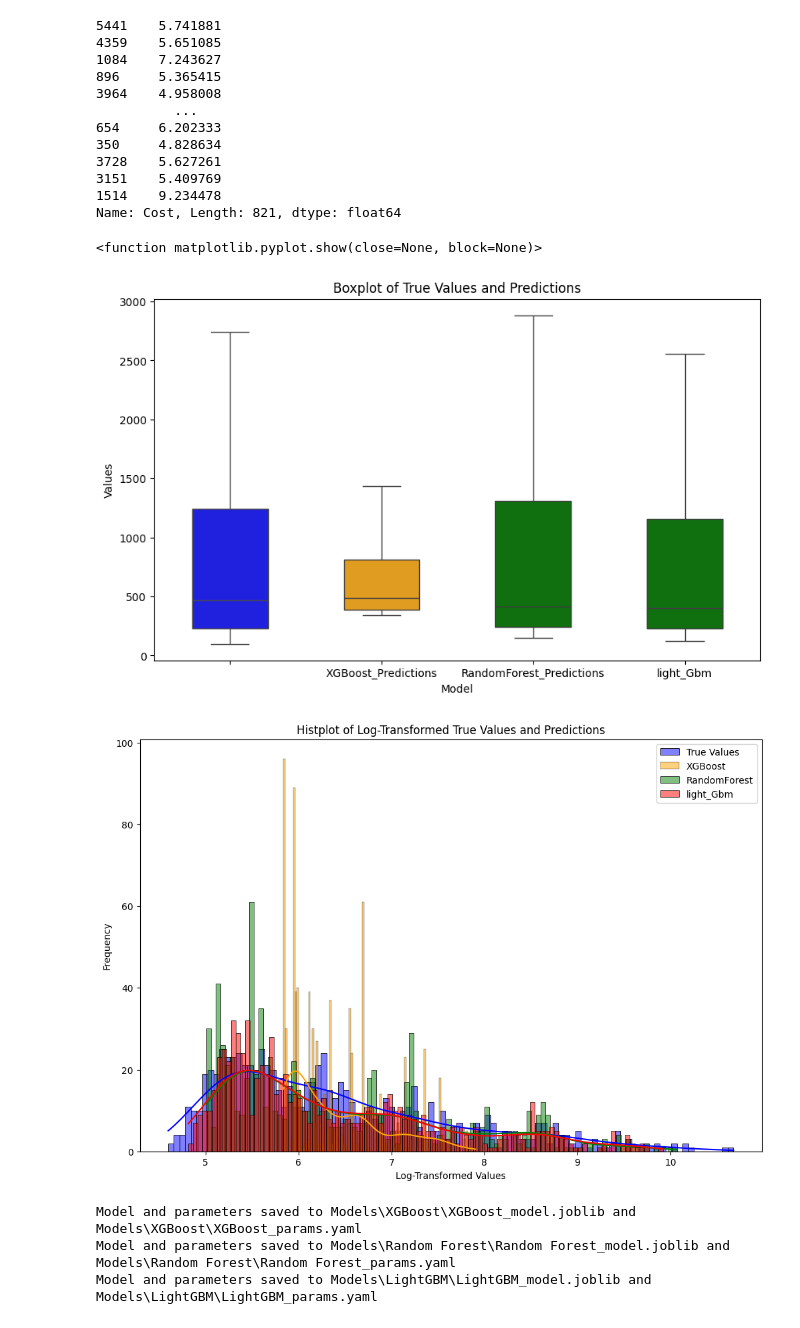
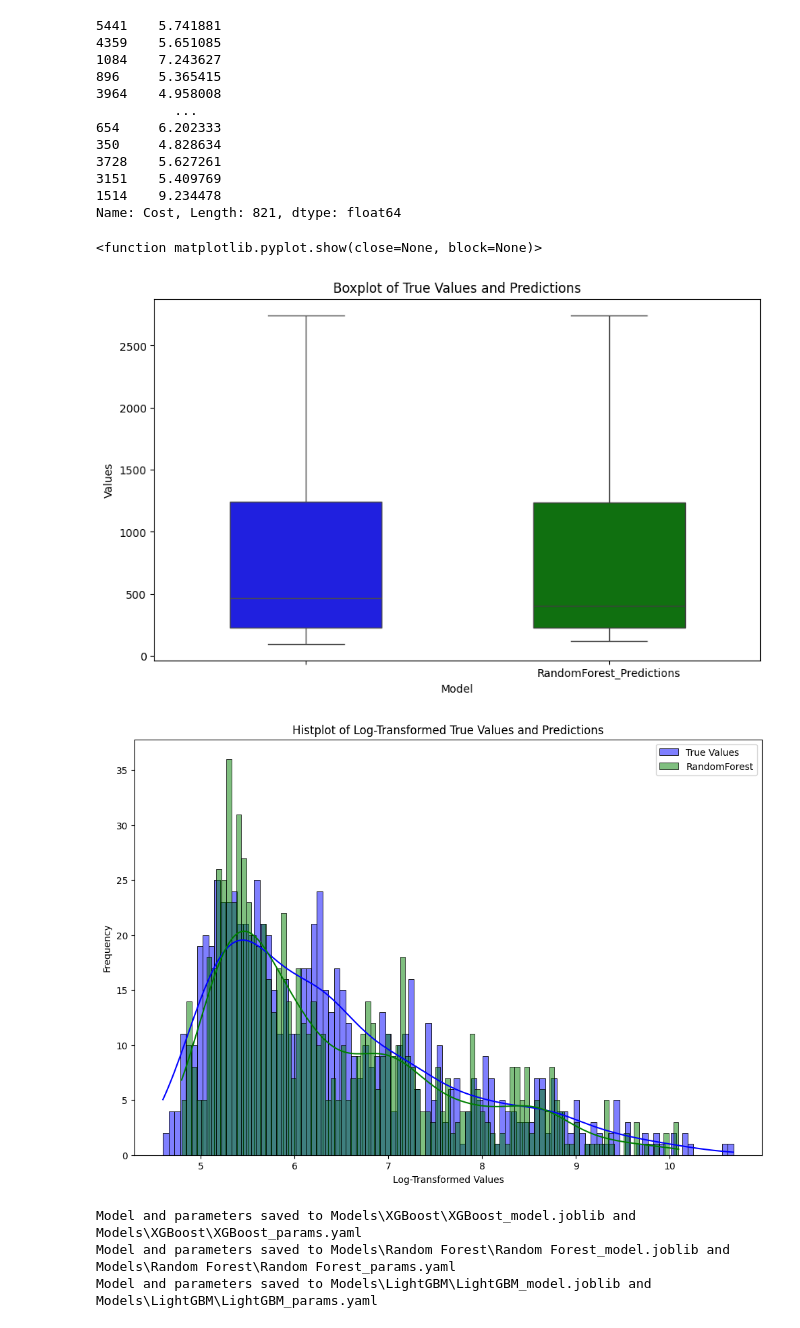
Before and after one commit to Hitesh-Nimbalkar/ML_Project, a Jupyter notebook: Notebook/Model_building.ipynb, the cells around one changed output. Cells and saved outputs as stored; diff of their text form; code cells hidden in the pictures.

```diff
--- a/Notebook/Model_building.ipynb
+++ b/Notebook/Model_building.ipynb
@@ -385,7 +399,7 @@ def transform_data_with_onehotencoder(X_train, X_test, categorical_labels):
     return X_train_transformed, X_test_transformed,onehot_encoder
 
 # Example usage
-X_train, X_test,onehot_encoder = transform_data_with_onehotencoder(X_train, X_test, categorical_labels)
+#X_train, X_test,onehot_encoder = transform_data_with_onehotencoder(X_train, X_test, categorical_labels)
 # %%
 def save_onehot_encoder(onehot_encoder, file_path="Preprocessor\one_hot_encoder.joblib"):
     # Save the one-hot encoder object to the specified file path
@@ -671,16 +681,17 @@ class OptunaRegression:
 
         # Create a DataFrame to store the results
         self.results_df = pd.DataFrame({
-            'Model': ['XGBoost', 'Random Forest', 'LightGBM'],
+            #'Model': ['XGBoost', 'Random Forest', 'LightGBM'],
+            'Model': ['Random Forest'],
             'Best_Parameters': [
-                str(self.study_xgboost.best_params),
-                str(self.study_random_forest.best_params),
-                str(self.study_lightgbm.best_params)
+                # str(self.study_xgboost.best_params),
+                str(self.study_random_forest.best_params)
+               # str(self.study_lightgbm.best_params)
             ],
             'Final_Optimized_Score': [
-                self.study_xgboost.best_value,
-                self.study_random_forest.best_value,
-                self.study_lightgbm.best_value
+              #  self.study_xgboost.best_value,
+                self.study_random_forest.best_value
+              #  self.study_lightgbm.best_value
             ]
         })
 
@@ -688,7 +699,7 @@ class OptunaRegression:
 
 # Assuming X_train, X_test, y_train, y_test are available
 optuna_regression = OptunaRegression(X_train, y_train, X_test, y_test)
-results_df = optuna_regression.run_optimization(n_trials=50)
+results_df = optuna_regression.run_optimization(n_trials=10)
 
 # Print the results DataFrame
 print("Results DataFrame:")
@@ -757,34 +766,34 @@ plot_model_scores(results_df)
 # %%
 # Use the best XGBoost model for predictions
-best_xgboost_model = optuna_regression.best_models_xgboost[0][1]
-xgboost_predictions = best_xgboost_model.predict(X_test)
+#best_xgboost_model = optuna_regression.best_models_xgboost[0][1]
+#xgboost_predictions = best_xgboost_model.predict(X_test)
 
 # Use the best Random Forest model for predictions
 best_rf_model = optuna_regression.best_models_random_forest[0][1]
 rf_predictions = best_rf_model.predict(X_test)
 
-light_gbm_model=optuna_regression.best_models_lightgbm[0][1]
-gbm_prediction=light_gbm_model.predict(X_test)
+#light_gbm_model=optuna_regression.best_models_lightgbm[0][1]
+#gbm_prediction=light_gbm_model.predict(X_test)
 
 # Assuming you have the true y_test values for comparison
 y_true = y_test
 
 # Assuming you have log-transformed predictions
-log_transformed_predictions_xgboost = best_xgboost_model.predict(X_test)  # Replace with your actual predictions
+#log_transformed_predictions_xgboost = best_xgboost_model.predict(X_test)  # Replace with your actual predictions
 log_transformed_predictions_rf = best_rf_model.predict(X_test)  # Replace with your actual predictions
-log_transformed_predictions_gbm = light_gbm_model.predict(X_test)
+#log_transformed_predictions_gbm = light_gbm_model.predict(X_test)
 
 
 # Inverse log transformation to get back the original scale
-original_predictions_xgboost = np.exp(log_transformed_predictions_xgboost)
+#original_predictions_xgboost = np.exp(log_transformed_predictions_xgboost)
 original_predictions_rf = np.exp(log_transformed_predictions_rf)
-original_predictions_gbm = np.exp(log_transformed_predictions_gbm)
+#original_predictions_gbm = np.exp(log_transformed_predictions_gbm)
 # Compare predictions with true values
 results_comparison = pd.DataFrame({
     'True_Values': y_true,
-    'XGBoost_Predictions': original_predictions_xgboost,
-    'RandomForest_Predictions': original_predictions_rf,
-    'light_Gbm':original_predictions_gbm
+ #   'XGBoost_Predictions': original_predictions_xgboost,
+    'RandomForest_Predictions': original_predictions_rf
+  #  'light_Gbm':original_predictions_gbm
 })
 
 # Print or use the comparison DataFrame as needed
@@ -856,13 +863,13 @@ plt.figure(figsize=(10, 6))
 sns.boxplot(data=np.exp(y_test), color='blue', width=0.5, showfliers=False)
 
 # Boxplot for XGBoost Predictions
-sns.boxplot(data=results_comparison[['XGBoost_Predictions']], color='orange', width=0.5, showfliers=False)
+#sns.boxplot(data=results_comparison[['XGBoost_Predictions']], color='orange', width=0.5, showfliers=False)
 
 # Boxplot for RandomForest Predictions
 sns.boxplot(data=results_comparison[['RandomForest_Predictions']], color='green', width=0.5, showfliers=False)
 
 
-sns.boxplot(data=results_comparison[['light_Gbm']], color='green', width=0.5, showfliers=False)
+#sns.boxplot(data=results_comparison[['light_Gbm']], color='green', width=0.5, showfliers=False)
 
 plt.title('Boxplot of True Values and Predictions')
 plt.xlabel('Model')
@@ -870,29 +877,29 @@ plt.ylabel('Values')
 plt.show
 # %% [output]
 <function matplotlib.pyplot.show(close=None, block=None)>
-[figure, old version]
+[figure, new version]
 # %%
 plt.figure(figsize=(12, 8))
 
 # Log-transform and Histplot for True Values
 sns.histplot(np.log1p(np.exp(y_test)), color='blue', bins=100, kde=True, label='True Values')
 
 # Log-transform and Histplot for XGBoost Predictions
-sns.histplot(np.log1p(results_comparison['XGBoost_Predictions']), color='orange', bins=100, kde=True, label='XGBoost')
+#sns.histplot(np.log1p(results_comparison['XGBoost_Predictions']), color='orange', bins=100, kde=True, label='XGBoost')
 
 # Log-transform and Histplot for RandomForest Predictions
 sns.histplot(np.log1p(results_comparison['RandomForest_Predictions']), color='green', bins=100, kde=True, label='RandomForest')
 
 # Log-transform and Histplot for light_Gbm Predictions
-sns.histplot(np.log1p(results_comparison['light_Gbm']), color='red', bins=100, kde=True, label='light_Gbm')
+#sns.histplot(np.log1p(results_comparison['light_Gbm']), color='red', bins=100, kde=True, label='light_Gbm')
 
 plt.title('Histplot of Log-Transformed True Values and Predictions')
 plt.xlabel('Log-Transformed Values')
 plt.ylabel('Frequency')
 plt.legend()
 plt.show()
 # %% [output]
-[figure, old version]
+[figure, new version]
 # %%
 import os
 import pickle
```
Also changed, not shown: parts of 10 cells of this notebook, 3 other files.
